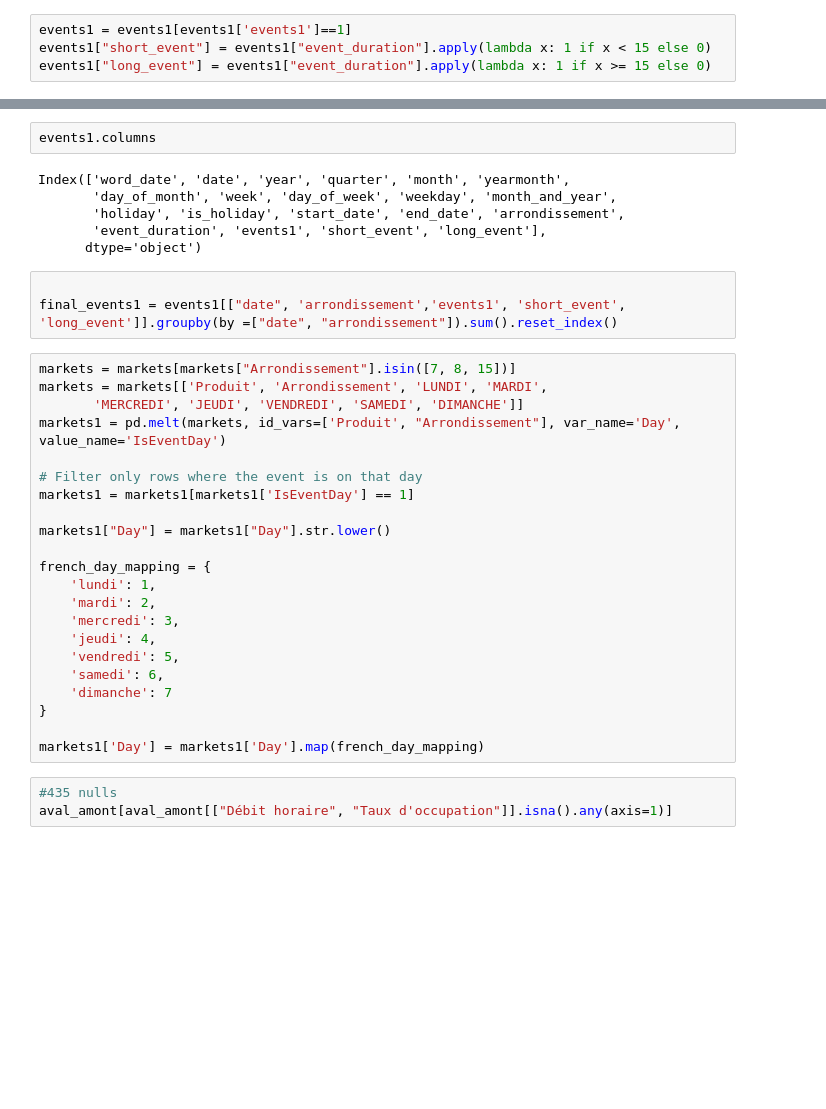
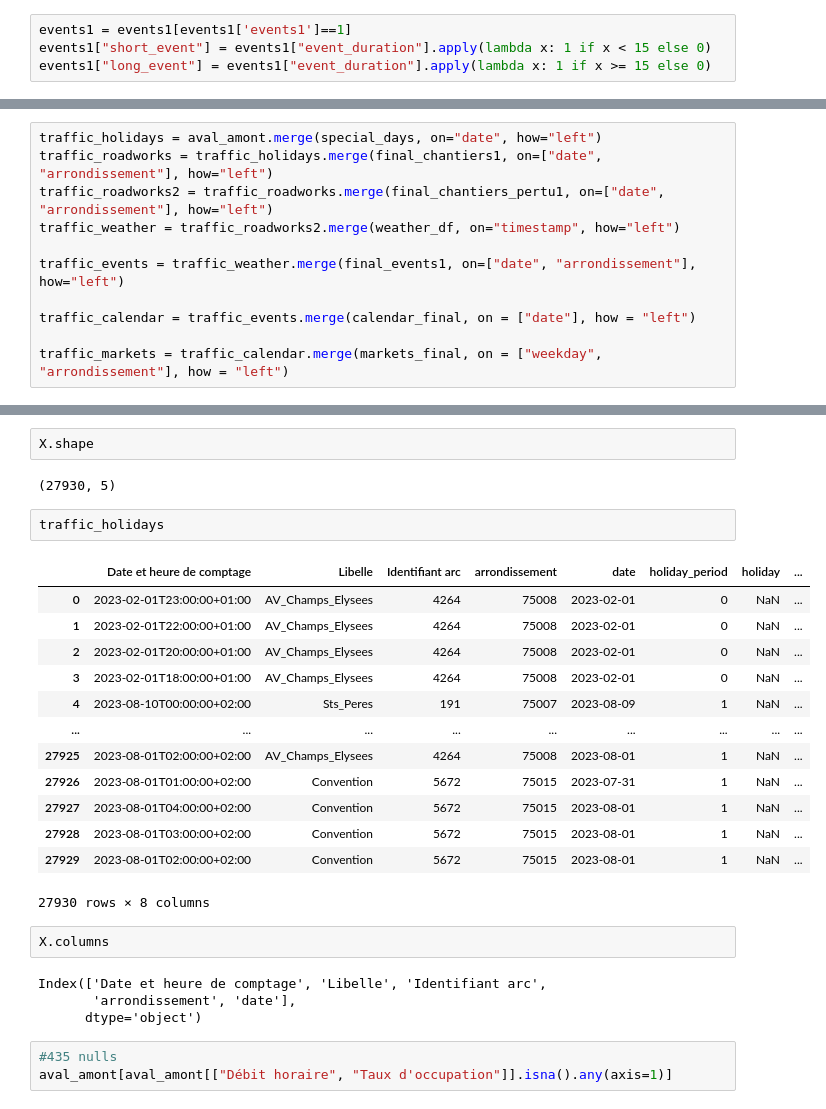
Before and after one commit to Behachee/Road-Traffic-Prediction-Paris, a Jupyter notebook: exploration.ipynb, the cells around one changed output, grey strips where cells are left out. Cells and saved outputs as stored; diff of their text form; blank space fills up the shorter version.

```diff
--- a/exploration.ipynb
+++ b/exploration.ipynb
@@ -232,0 +331,11 @@ events1["long_event"] = events1["event_duration"].apply(lambda x: 1 if x >= 15 e
+# %%
+traffic_holidays = aval_amont.merge(special_days, on="date", how="left")
+traffic_roadworks = traffic_holidays.merge(final_chantiers1, on=["date", "arrondissement"], how="left")
+traffic_roadworks2 = traffic_roadworks.merge(final_chantiers_pertu1, on=["date", "arrondissement"], how="left")
+traffic_weather = traffic_roadworks2.merge(weather_df, on="timestamp", how="left")
+
+traffic_events = traffic_weather.merge(final_events1, on=["date", "arrondissement"], how="left")
+
+traffic_calendar = traffic_events.merge(calendar_final, on = ["date"], how = "left")
+
+traffic_markets = traffic_calendar.merge(markets_final, on = ["weekday", "arrondissement"], how = "left")
@@ -233,36 +405,29 @@ events1["long_event"] = events1["event_duration"].apply(lambda x: 1 if x >= 15 e
+# %%
+X.shape
+# %% [output]
+(27930, 5)
+# %%
+traffic_holidays
+# %% [output]
+|  | Date et heure de comptage | Libelle | Identifiant arc | arrondissement | date | holiday_period | holiday | ... |
+| 0 | 2023-02-01T23:00:00+01:00 | AV_Champs_Elysees | 4264 | 75008 | 2023-02-01 | 0 | NaN | ... |
+| 1 | 2023-02-01T22:00:00+01:00 | AV_Champs_Elysees | 4264 | 75008 | 2023-02-01 | 0 | NaN | ... |
+| 2 | 2023-02-01T20:00:00+01:00 | AV_Champs_Elysees | 4264 | 75008 | 2023-02-01 | 0 | NaN | ... |
+| 3 | 2023-02-01T18:00:00+01:00 | AV_Champs_Elysees | 4264 | 75008 | 2023-02-01 | 0 | NaN | ... |
+| 4 | 2023-08-10T00:00:00+02:00 | Sts_Peres | 191 | 75007 | 2023-08-09 | 1 | NaN | ... |
+| ... | ... | ... | ... | ... | ... | ... | ... | ... |
+| 27925 | 2023-08-01T02:00:00+02:00 | AV_Champs_Elysees | 4264 | 75008 | 2023-08-01 | 1 | NaN | ... |
+| 27926 | 2023-08-01T01:00:00+02:00 | Convention | 5672 | 75015 | 2023-07-31 | 1 | NaN | ... |
+| 27927 | 2023-08-01T04:00:00+02:00 | Convention | 5672 | 75015 | 2023-08-01 | 1 | NaN | ... |
+| 27928 | 2023-08-01T03:00:00+02:00 | Convention | 5672 | 75015 | 2023-08-01 | 1 | NaN | ... |
+| 27929 | 2023-08-01T02:00:00+02:00 | Convention | 5672 | 75015 | 2023-08-01 | 1 | NaN | ... |
+27930 rows × 8 columns
 # %%
-events1.columns
+X.columns
 # %% [output]
-Index(['word_date', 'date', 'year', 'quarter', 'month', 'yearmonth',
-       'day_of_month', 'week', 'day_of_week', 'weekday', 'month_and_year',
-       'holiday', 'is_holiday', 'start_date', 'end_date', 'arrondissement',
-       'event_duration', 'events1', 'short_event', 'long_event'],
+Index(['Date et heure de comptage', 'Libelle', 'Identifiant arc',
+       'arrondissement', 'date'],
       dtype='object')
-# %%
-
-final_events1 = events1[["date", 'arrondissement','events1', 'short_event', 'long_event']].groupby(by =["date", "arrondissement"]).sum().reset_index()
-# %%
-markets = markets[markets["Arrondissement"].isin([7, 8, 15])]
-markets = markets[['Produit', 'Arrondissement', 'LUNDI', 'MARDI',
-       'MERCREDI', 'JEUDI', 'VENDREDI', 'SAMEDI', 'DIMANCHE']]
-markets1 = pd.melt(markets, id_vars=['Produit', "Arrondissement"], var_name='Day', value_name='IsEventDay')
-
-# Filter only rows where the event is on that day
-markets1 = markets1[markets1['IsEventDay'] == 1]
-
-markets1["Day"] = markets1["Day"].str.lower()
-
-french_day_mapping = {
-    'lundi': 1,
-    'mardi': 2,
-    'mercredi': 3,
-    'jeudi': 4,
-    'vendredi': 5,
-    'samedi': 6,
-    'dimanche': 7
-}
-
-markets1['Day'] = markets1['Day'].map(french_day_mapping)
 # %%
 #435 nulls
 aval_amont[aval_amont[["Débit horaire", "Taux d'occupation"]].isna().any(axis=1)]
```
Also changed, not shown: parts of 28 cells of this notebook.
